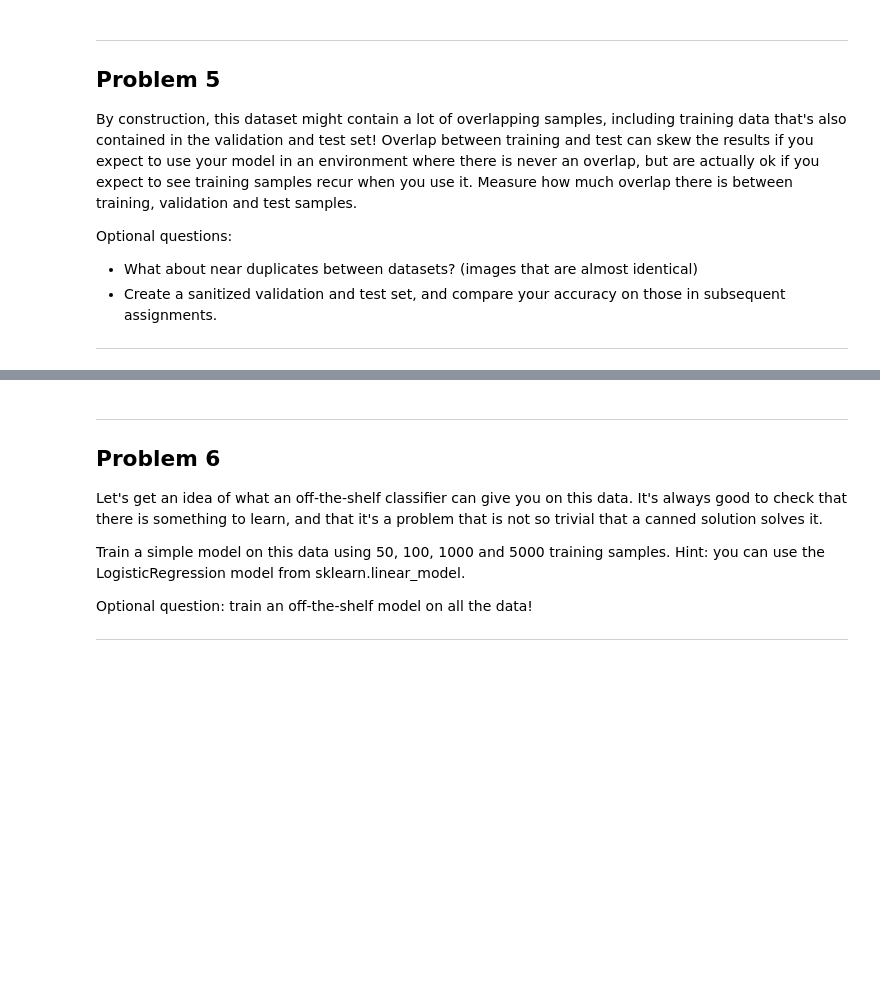
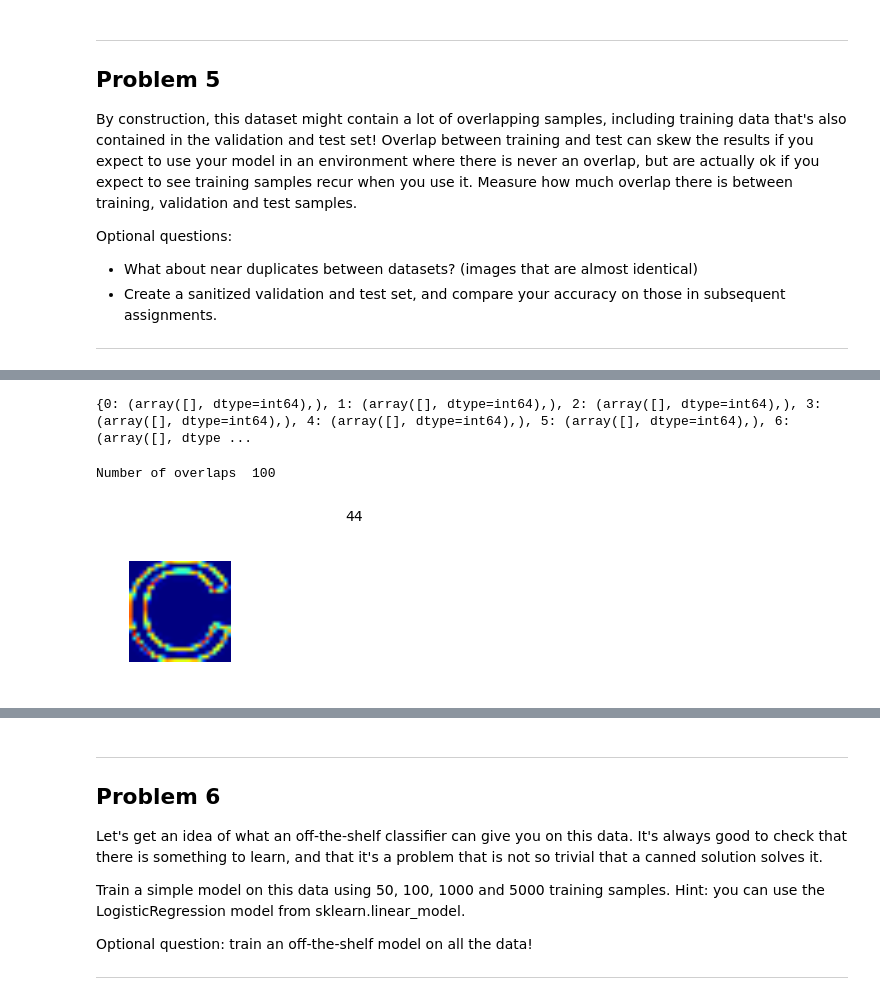
Before and after one commit to aakashef/udacity-deep-learn, a Jupyter notebook: 1_notmnist.ipynb, the cells around one changed output, grey strips where cells are left out. Drawn from its saved outputs; the diff is of its cells as text; code cells hidden in the pictures; blank space fills up the shorter version.

```diff
--- a/1_notmnist.ipynb
+++ b/1_notmnist.ipynb
@@ -428,0 +486,9 @@ Optional questions:
+# %%
+def display_overlaps(overlap_dict, source_dataset, target_dataset):
+    item = random.choice(overlap_dict.keys())
+    images = np.concatenate(([source_dataset[item]], target_dataset[overlap_dict[item][:3]]))
+    plt.suptitle(item)
+    for index, image in enumerate(images):
+        plt.subplot(2, 4, index + 1)
+        plt.axis('off')
+        plt.imshow(image)
@@ -428,0 +540,10 @@ Optional questions:
+# %%
+print (exact_hash_overlap_test_train)
+# %% [output]
+{0: (array([], dtype=int64),), 1: (array([], dtype=int64),), 2: (array([], dtype=int64),), 3: (array([], dtype=int64),), 4: (array([], dtype=int64),), 5: (array([], dtype=int64),), 6: (array([], dtype ...
+# %%
+print ('Number of overlaps ', len(exact_hash_overlap_test_train.keys()))
+display_overlaps(exact_hash_overlap_test_train, test_dataset[:100], train_dataset)
+# %% [output]
+Number of overlaps  100
+[figure, added]
```
Also changed, not shown: parts of 46 cells of this notebook, 1 other file.
